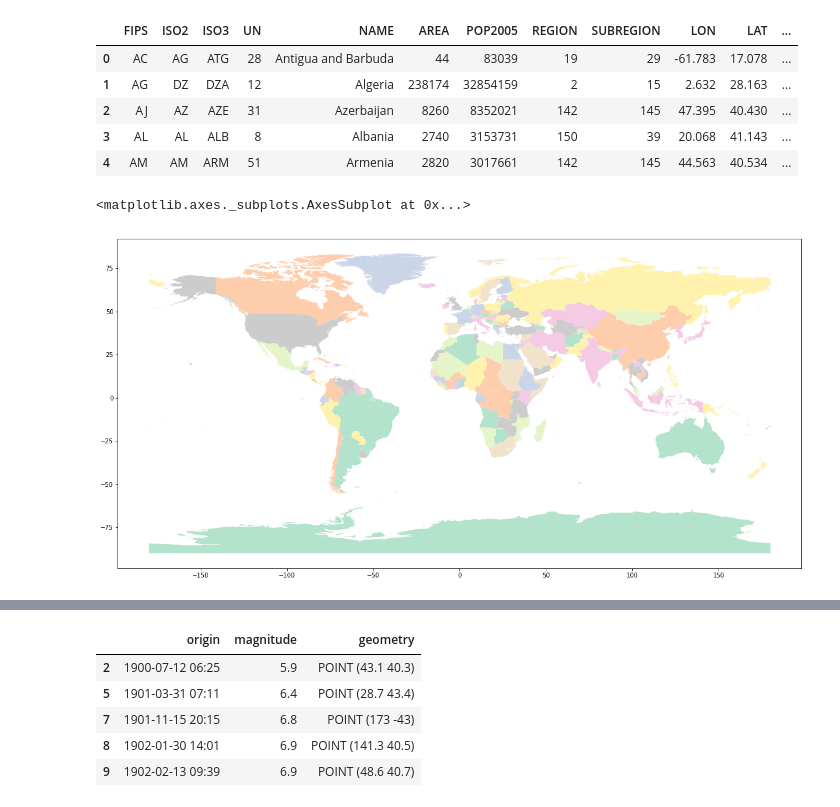
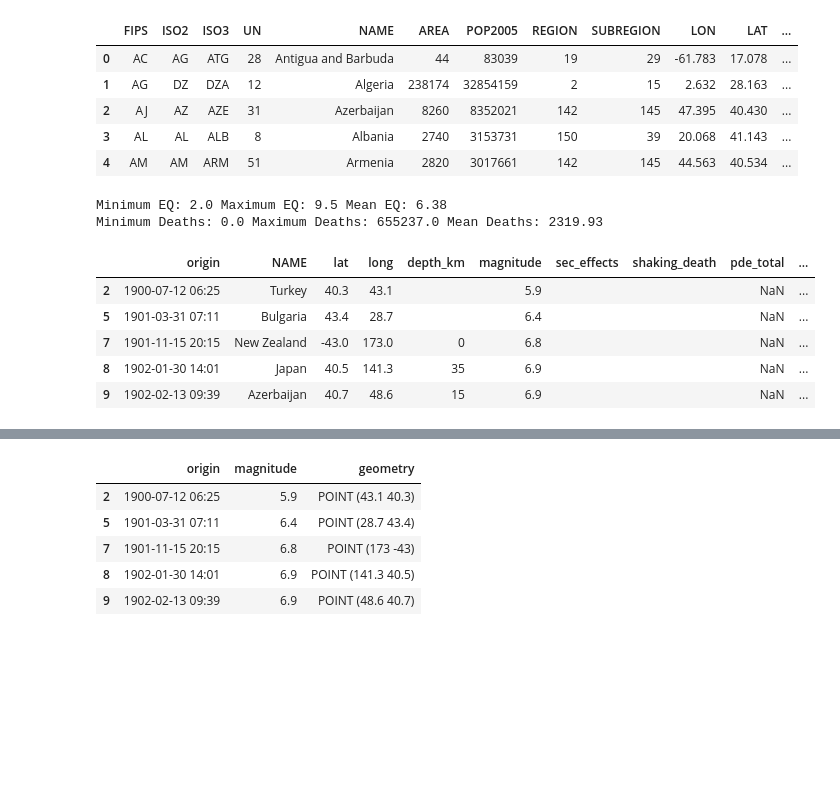
Before and after one commit to shrutijalewar/data-question-3-xtreme-united, a Jupyter notebook: Assigment3.ipynb, the cells around one changed output, grey strips where cells are left out. Cells and saved outputs as stored; diff of their text form; code cells hidden in the pictures; blank space fills up the shorter version.

```diff
--- a/Assigment3.ipynb
+++ b/Assigment3.ipynb
@@ -103,9 +140,31 @@ world.head(5)
 | 3 | AL | AL | ALB | 8 | Albania | 2740 | 3153731 | 150 | 39 | 20.068 | 41.143 | ... |
 | 4 | AM | AM | ARM | 51 | Armenia | 2820 | 3017661 | 142 | 145 | 44.563 | 40.534 | ... |
 # %%
+mag_df_min = eq_df["magnitude"].min()
+mag_df_max = eq_df["magnitude"].max()
+mag_df_avg = round(eq_df["magnitude"].mean(),2)
+
+death_df_min = eq_df["deaths"].min()
+death_df_max = eq_df["deaths"].max()
+death_df_avg = round(eq_df["deaths"].mean(),2)
+
+print("Minimum EQ:", mag_df_min,"Maximum EQ:",mag_df_max,"Mean EQ:",mag_df_avg)
+print("Minimum Deaths:", death_df_min,"Maximum Deaths:",death_df_max,"Mean Deaths:",death_df_avg)
+
+
+
+eq_df.head(5)
+
+
 #colormap options: https://matplotlib.org/tutorials/colors/colormaps.html
-fig, ax = plt.subplots(figsize = (20, 20), subplot_kw = {'aspect':'equal'})
-world.plot(column = 'NAME', legend = False, ax = ax, cmap = 'Pastel2')
+#fig, ax = plt.subplots(figsize = (20, 20), subplot_kw = {'aspect':'equal'})
+#world.plot(column = 'NAME', legend = False, ax = ax, cmap = 'Pastel2')
 # %% [output]
-<matplotlib.axes._subplots.AxesSubplot at 0x...>
+Minimum EQ: 2.0 Maximum EQ: 9.5 Mean EQ: 6.38
+Minimum Deaths: 0.0 Maximum Deaths: 655237.0 Mean Deaths: 2319.93
-[figure, removed]
+|  | origin | NAME | lat | long | depth_km | magnitude | sec_effects | shaking_death | pde_total | ... |
+| 2 | 1900-07-12 06:25 | Turkey | 40.3 | 43.1 |  | 5.9 |  |  | NaN | ... |
+| 5 | 1901-03-31 07:11 | Bulgaria | 43.4 | 28.7 |  | 6.4 |  |  | NaN | ... |
+| 7 | 1901-11-15 20:15 | New Zealand | -43.0 | 173.0 | 0 | 6.8 |  |  | NaN | ... |
+| 8 | 1902-01-30 14:01 | Japan | 40.5 | 141.3 | 35 | 6.9 |  |  | NaN | ... |
+| 9 | 1902-02-13 09:39 | Azerbaijan | 40.7 | 48.6 | 15 | 6.9 |  |  | NaN | ... |
```
Also changed, not shown: parts of 8 cells of this notebook.
